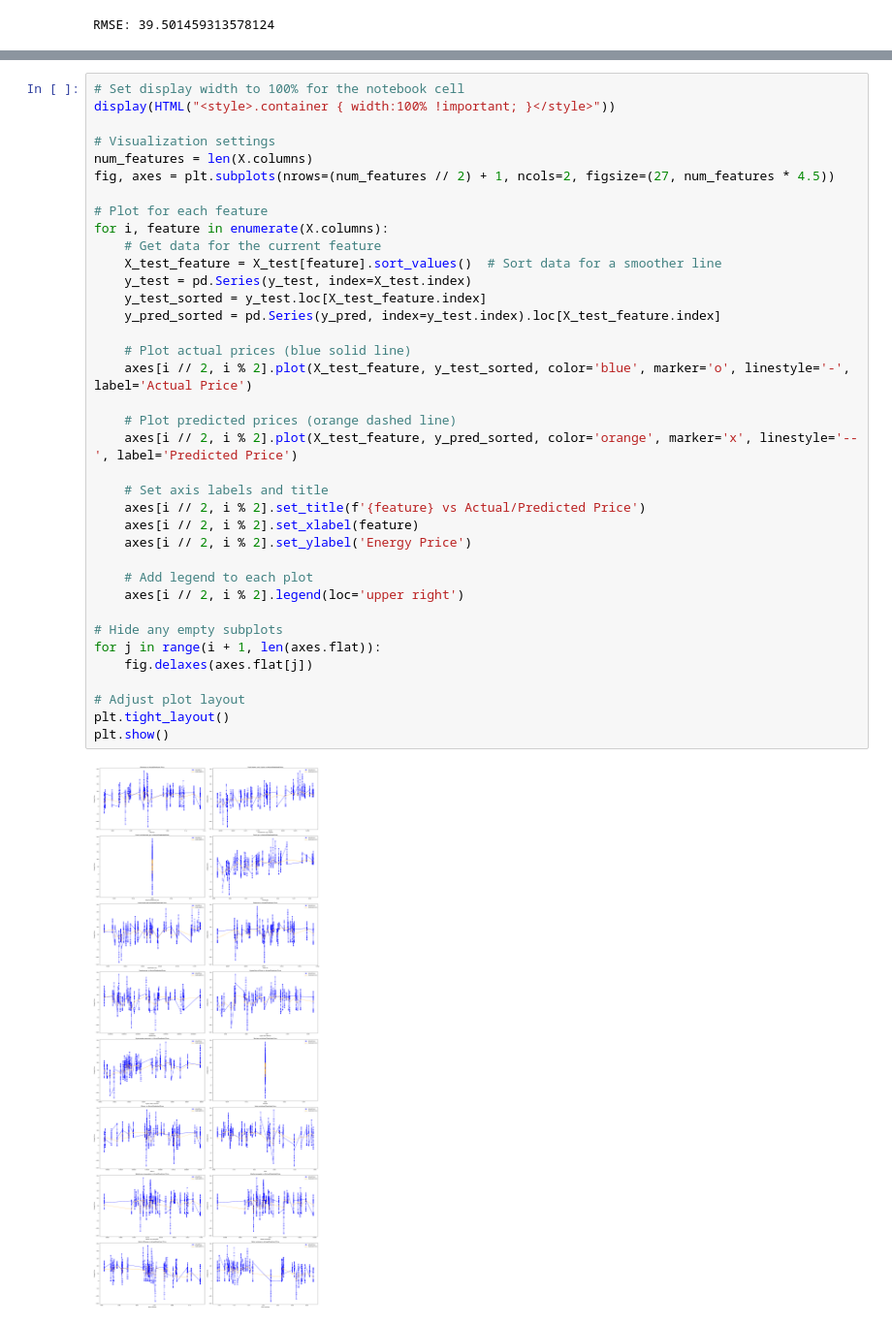
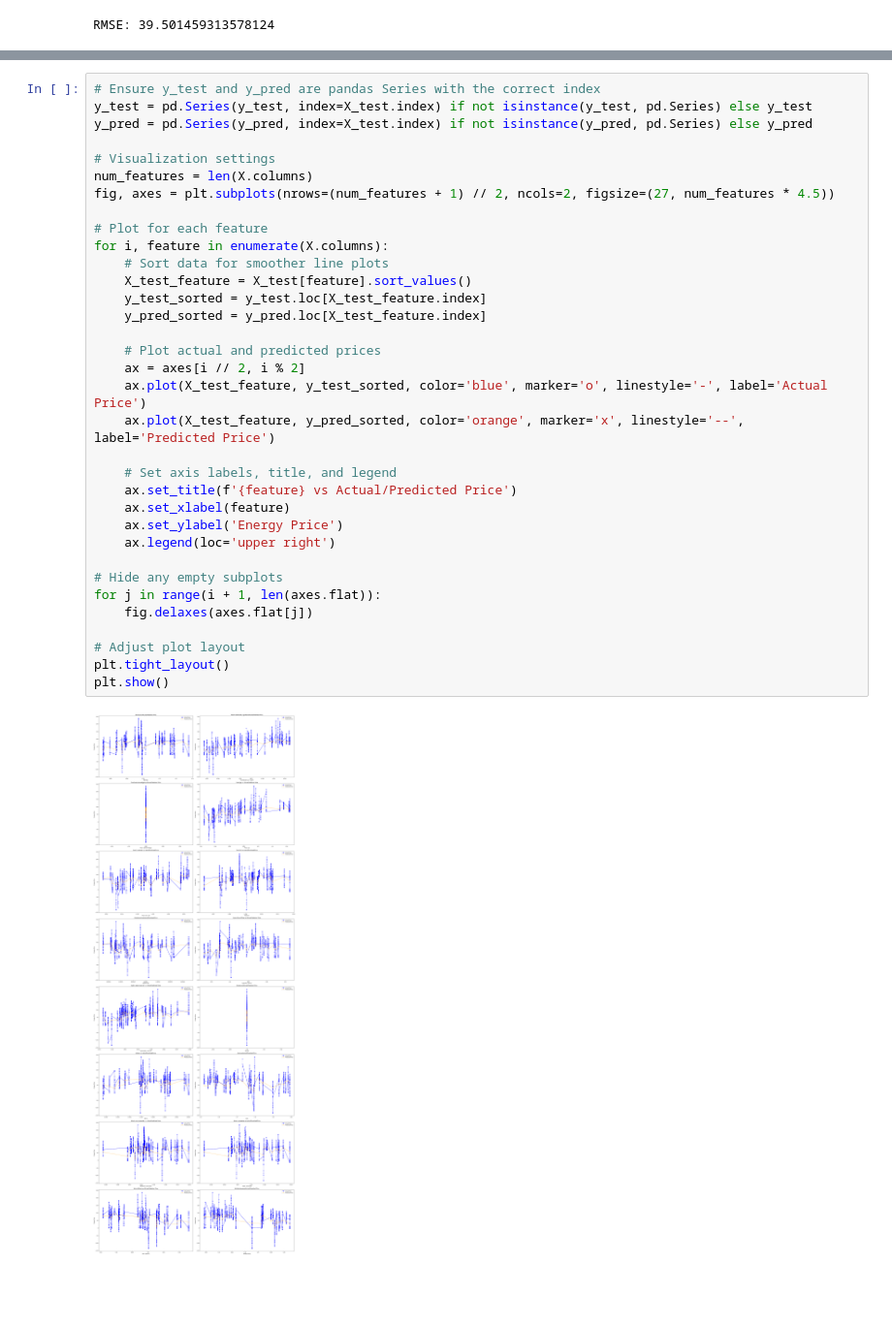
Before and after one commit to YukaNakamoto/LSDI-Project-, a Jupyter notebook: models/project.ipynb, the cells around one changed output, grey strips where cells are left out. Shown at 97% size. Drawn from its saved outputs; the diff is of its cells as text; blank space fills up the shorter version.

```diff
--- a/models/project.ipynb
+++ b/models/project.ipynb
@@ -102,39 +81,36 @@ plt.show()
 # %%
-# Set display width to 100% for the notebook cell
-display(HTML("<style>.container { width:100% !important; }</style>"))
+# Ensure y_test and y_pred are pandas Series with the correct index
+y_test = pd.Series(y_test, index=X_test.index) if not isinstance(y_test, pd.Series) else y_test
+y_pred = pd.Series(y_pred, index=X_test.index) if not isinstance(y_pred, pd.Series) else y_pred
 
 # Visualization settings
 num_features = len(X.columns)
-fig, axes = plt.subplots(nrows=(num_features // 2) + 1, ncols=2, figsize=(27, num_features * 4.5))
+fig, axes = plt.subplots(nrows=(num_features + 1) // 2, ncols=2, figsize=(27, num_features * 4.5))
 
 # Plot for each feature
 for i, feature in enumerate(X.columns):
-    # Get data for the current feature
-    X_test_feature = X_test[feature].sort_values()  # Sort data for a smoother line
-    y_test = pd.Series(y_test, index=X_test.index)
+    # Sort data for smoother line plots
+    X_test_feature = X_test[feature].sort_values()
     y_test_sorted = y_test.loc[X_test_feature.index]
-    y_pred_sorted = pd.Series(y_pred, index=y_test.index).loc[X_test_feature.index]
+    y_pred_sorted = y_pred.loc[X_test_feature.index]
 
-    # Plot actual prices (blue solid line)
-    axes[i // 2, i % 2].plot(X_test_feature, y_test_sorted, color='blue', marker='o', linestyle='-', label='Actual Price')
+    # Plot actual and predicted prices
+    ax = axes[i // 2, i % 2]
+    ax.plot(X_test_feature, y_test_sorted, color='blue', marker='o', linestyle='-', label='Actual Price')
+    ax.plot(X_test_feature, y_pred_sorted, color='orange', marker='x', linestyle='--', label='Predicted Price')
 
-    # Plot predicted prices (orange dashed line)
-    axes[i // 2, i % 2].plot(X_test_feature, y_pred_sorted, color='orange', marker='x', linestyle='--', label='Predicted Price')
-
-    # Set axis labels and title
-    axes[i // 2, i % 2].set_title(f'{feature} vs Actual/Predicted Price')
-    axes[i // 2, i % 2].set_xlabel(feature)
-    axes[i // 2, i % 2].set_ylabel('Energy Price')
-
-    # Add legend to each plot
-    axes[i // 2, i % 2].legend(loc='upper right')
+    # Set axis labels, title, and legend
+    ax.set_title(f'{feature} vs Actual/Predicted Price')
+    ax.set_xlabel(feature)
+    ax.set_ylabel('Energy Price')
+    ax.legend(loc='upper right')
 
 # Hide any empty subplots
 for j in range(i + 1, len(axes.flat)):
     fig.delaxes(axes.flat[j])
 
 # Adjust plot layout
 plt.tight_layout()
 plt.show()
 # %% [output]
-[figure, old version]
+[figure, new version]
```
Also changed, not shown: parts of 3 cells of this notebook, 1 other file.
